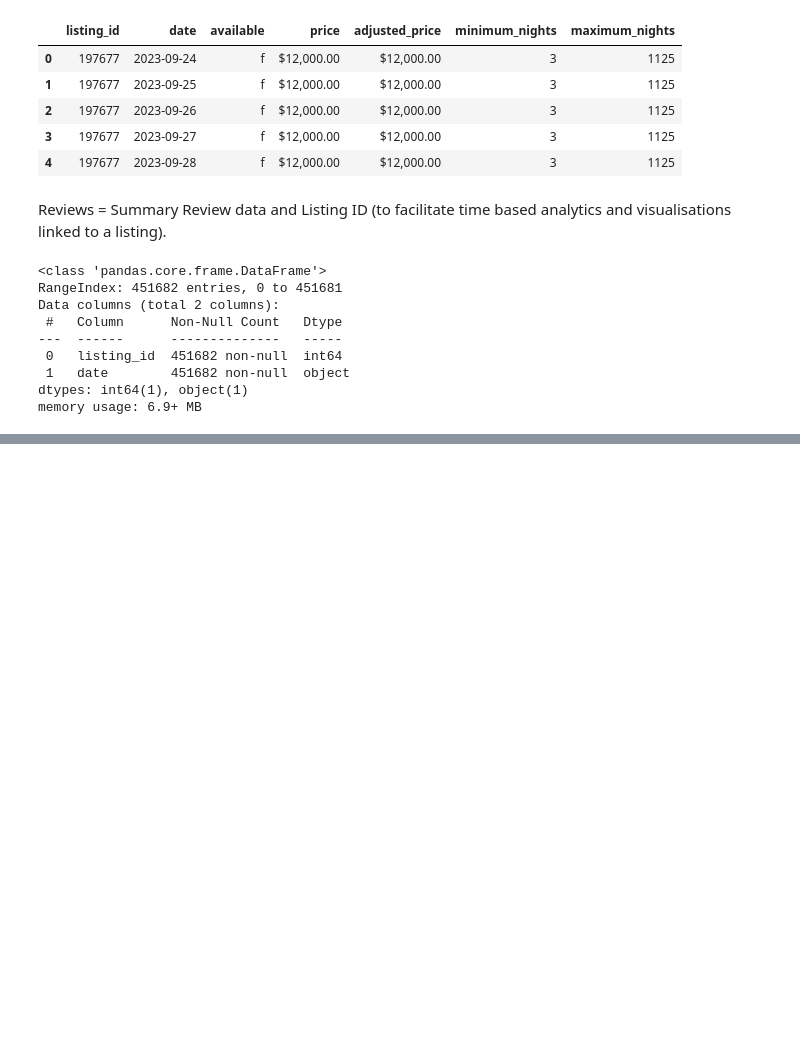
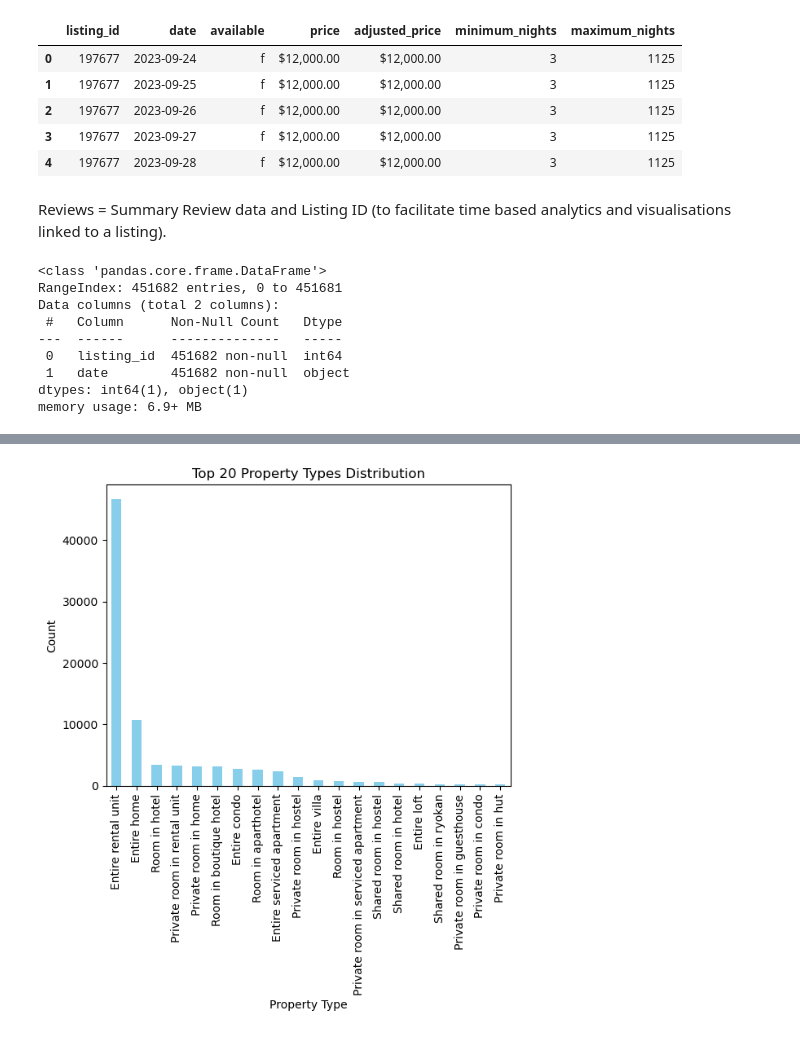
Before and after one commit to hthota1/Airbnb-Recommendation-System-Japan, a Jupyter notebook: airbnb_analysis.ipynb, the cells around one changed output, grey strips where cells are left out. Cells and saved outputs as stored; diff of their text form; code cells hidden in the pictures; blank space fills up the shorter version.

Commit message:
updated master dataset, added property_type bar graph

```diff
--- a/airbnb_analysis.ipynb
+++ b/airbnb_analysis.ipynb
@@ -159,7 +210,0 @@ dtype: int64
-# %%
-# filter date column for summer 2023
-merged_df['date'] = pd.to_datetime(merged_df['date'], errors='coerce')
-
-# Filter for summer 2023 (June 1, 2023, to August 31, 2023)
-merged_df = merged_df[(merged_df['date'] >= '2023-06-01') & (merged_df['date'] <= '2023-08-31')]
-merged_df.info()
@@ -183,0 +281,27 @@ memory usage: 10.6+ MB
+# %%
+# we only want the recently reviewed airbnbs by date
+merged_df['date'] = pd.to_datetime(merged_df['date'])
+
+# Filter by date since April 29, 2023
+filtered_df = merged_df[merged_df['date'] >= '2023-04-29'].copy()
+
+# drop unnecessary columns
+col = ['id_x', 'id_y', 'source', 'reviewer_id', 'host_id', 'host_name', 'calculated_host_listings_count', 'availability_365', 'host_id', 'host_url',
+       'host_listings_count', 'host_total_listings_count', 'scrape_id', 'last_scraped',
+       'host_verifications', 'host_has_profile_pic', 'host_identity_verified',
+       'neighbourhood_group_cleansed',  'minimum_nights',
+       'calendar_updated',
+       'availability_30', 'availability_60', 'availability_90',
+       'availability_365', 'calendar_last_scraped',
+       'first_review', 'last_review',
+       'review_scores_accuracy', 'review_scores_cleanliness',
+       'review_scores_checkin', 'review_scores_communication',
+       'review_scores_location', 'review_scores_value',
+       'license', 'instant_bookable',
+       'calculated_host_listings_count', 'host_about', 'host_response_time', 'host_response_rate', 'host_acceptance_rate', 'host_is_superhost',
+       'reviews_per_month', 'host_since', 'host_location', 'host_thumbnail_url', 'host_picture_url','host_neighbourhood',
+       'calculated_host_listings_count_entire_homes', 'calculated_host_listings_count_private_rooms', 'calculated_host_listings_count_shared_rooms',
+       'maximum_nights', 'minimum_minimum_nights', 'maximum_minimum_nights', 'minimum_maximum_nights', 'maximum_maximum_nights', 'minimum_nights_avg_ntm', 'maximum_nights_avg_ntm'
+       ]
+
+filtered_df.drop(col, axis=1, inplace=True)
@@ -183,0 +349,11 @@ memory usage: 10.6+ MB
+# %%
+top20_property_types = filtered_df['property_type'].value_counts().nlargest(20)
+
+top20_property_types.plot(kind='bar', color='skyblue')
+plt.title('Top 20 Property Types Distribution')
+plt.xlabel('Property Type')
+plt.ylabel('Count')
+#plt.xticks(rotation=0)
+plt.show()
+# %% [output]
+[figure, added]
```
Also changed, not shown: parts of 19 cells of this notebook.
